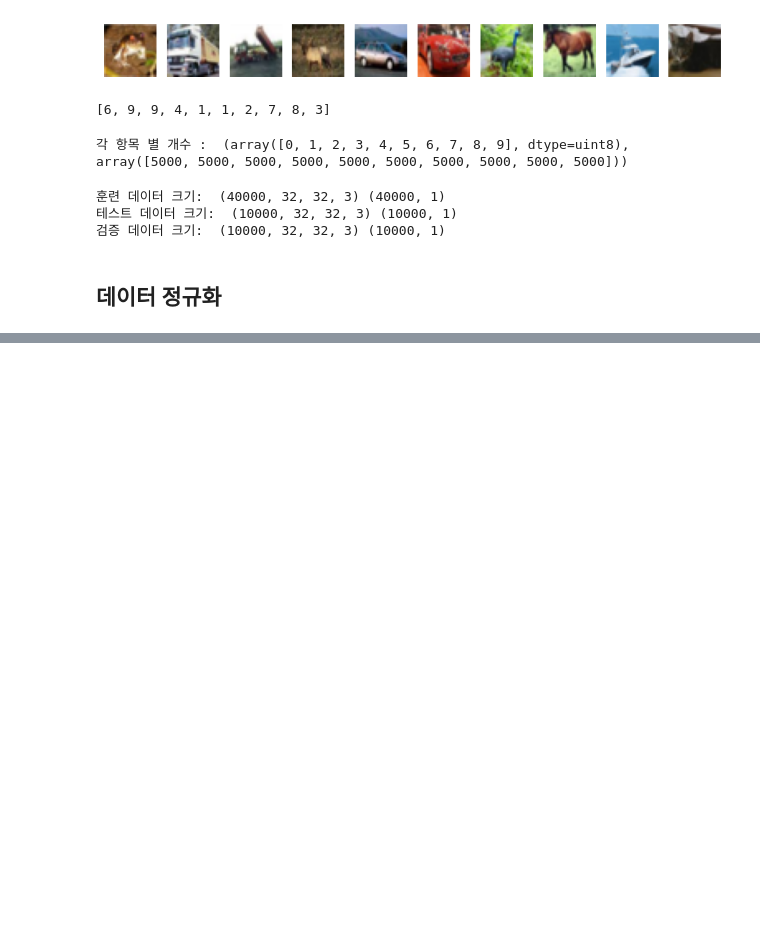
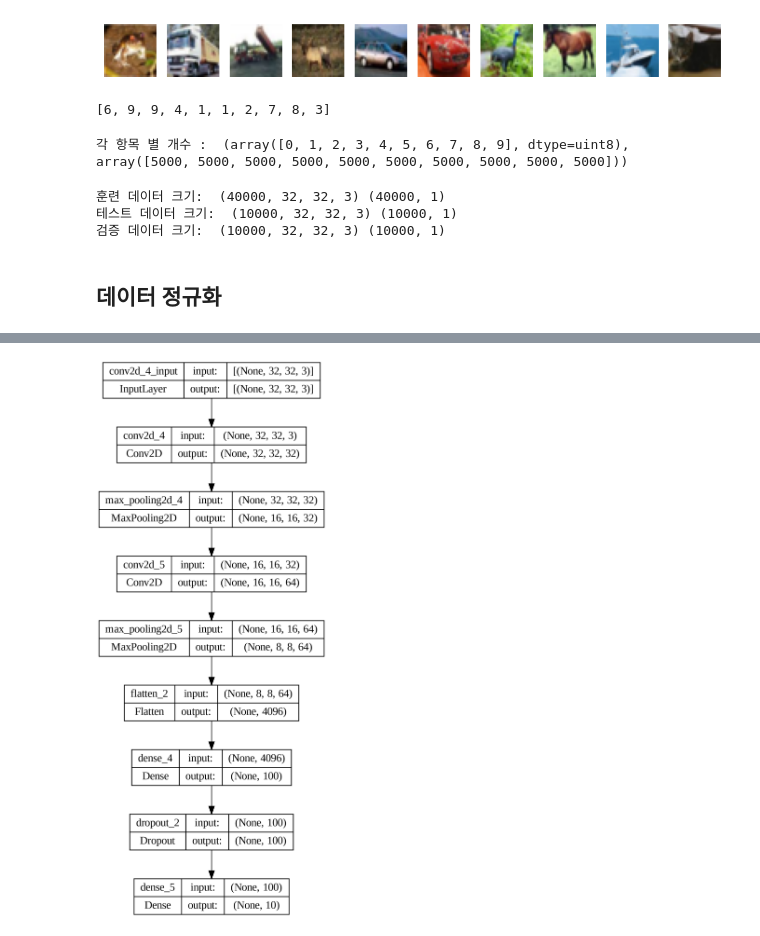
Before and after one commit to Marchbreeze/KU-2023-1-DeepLearning, a Jupyter notebook: CNN_classification.ipynb, the cells around one changed output, grey strips where cells are left out. Saved outputs shown, nothing was run; the diff lists cells and outputs as text; code cells hidden in the pictures; blank space fills up the shorter version.

```diff
--- a/CNN_classification.ipynb
+++ b/CNN_classification.ipynb
@@ -72,0 +72,35 @@ print("훈련 1번: ", np.min(train_scaled[1]), np.max(train_scaled[1]))
+# %%
+# 객체 생성
+model = keras.Sequential()
+# %%
+# 합성곱 층 추가
+# (32,32,3) --필터32개--> (32,32,32)
+model.add(keras.layers.Conv2D(32, kernel_size=3, activation='relu',
+                            padding='same', input_shape=(32,32,3)))
+
+# (2,2) 최대풀링
+# (32,32,32) --(2,2)풀링--> (16,16,32)
+model.add(keras.layers.MaxPooling2D(2))
+# %%
+# 두번째 합성곱 층 추가
+# (16,16,32) --필터64개--> (16,16,64)
+model.add(keras.layers.Conv2D(64, kernel_size=(3,3), activation='relu',
+                            padding='same'))
+
+# (2,2) 최대풀링
+# (16,16,64) --(2,2)풀링--> (8,8,64)
+model.add(keras.layers.MaxPooling2D(2))
+# %%
+# Flatten 층 추가
+model.add(keras.layers.Flatten())
+
+# 밀집층 추가
+model.add(keras.layers.Dense(100, activation='relu'))
+
+# 드롭아웃 추가
+# 드롭아웃 통해 과대적합 막아 성능 개선
+model.add(keras.layers.Dropout(0.4))
+
+# 두번째 밀집층 추가
+# 클래스 개수(10개)와 동일한 출력층
+model.add(keras.layers.Dense(10, activation='softmax'))
@@ -72,0 +128,5 @@ print("훈련 1번: ", np.min(train_scaled[1]), np.max(train_scaled[1]))
+# %%
+# 구조 시각화
+keras.utils.plot_model(model, show_shapes=True, to_file='cnn-model.png', dpi=300)
+# %% [output]
+[figure, added]
```
Also changed, not shown: parts of 4 cells of this notebook.
